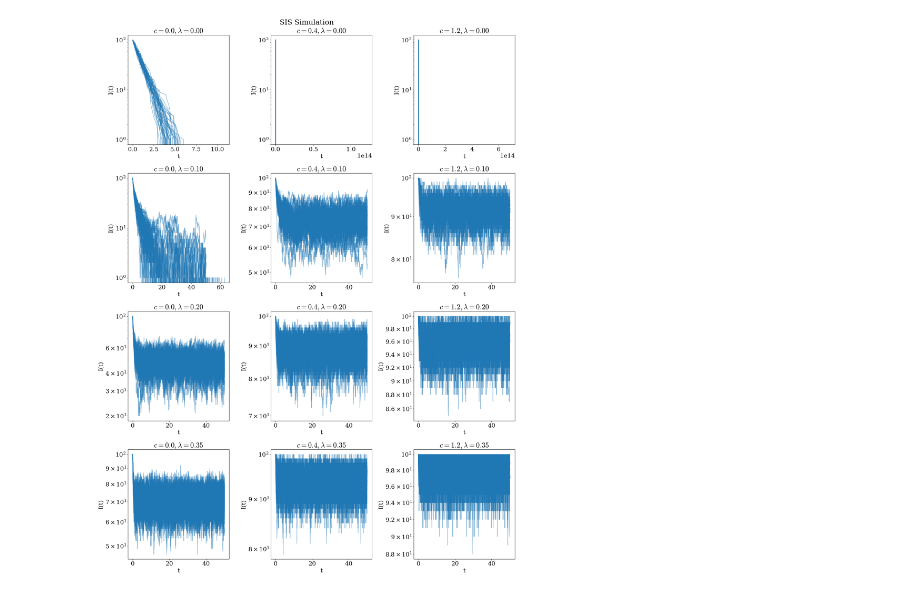
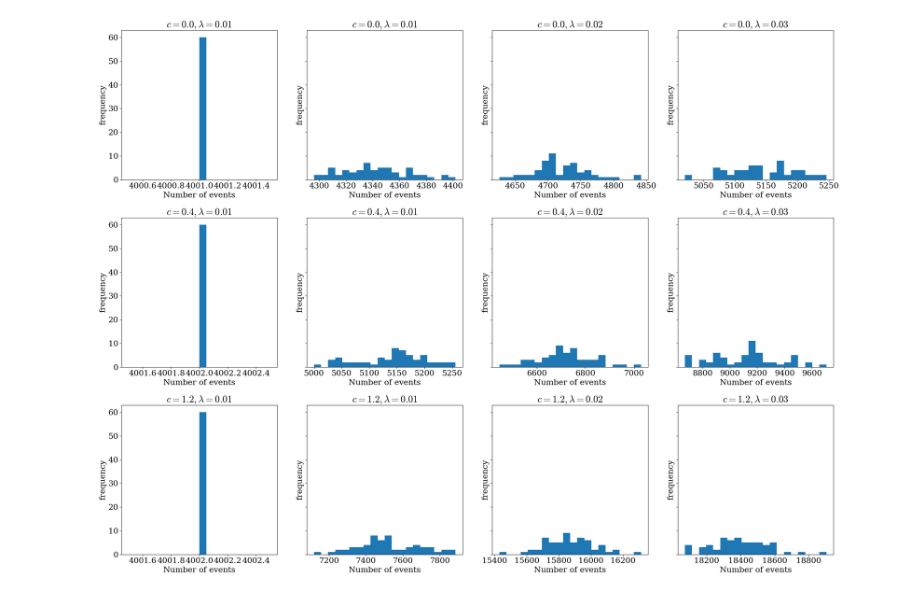
Before and after one commit to Kojirouuuu/trend-sar, a Jupyter notebook: notebook/sis.ipynb, the cells around one changed output. Saved outputs shown, nothing was run; the diff lists cells and outputs as text; code cells hidden in the pictures.

```diff
--- a/notebook/sis.ipynb
+++ b/notebook/sis.ipynb
@@ -209,5 +285,6 @@ def load(path: str = output_path, max_file_num: int = 1e5) -> Tuple[np.ndarray,
 # %%
-time_all, infected_num_all, axes = load()
+times_all, infected_num_all, axes = load(max_file_num=6)
+meta = _read_metadata()
 network_type = axes["network_type"]
 N = axes["N"]
 k_ave = axes["k_ave"]
@@ -217,19 +294,5 @@ tmax = axes["tmax"]
 seed = axes["seed"]
 total_itr = axes["total_itr"]
 c_list = axes["c_list"]
-lambda_values = axes["lambda_values"]
-
-print(time_all.shape)
-print(infected_num_all.shape)
-
-print("")
-print("==== params ====")
-print(f"network_type: {network_type}")
-print(f"N: {N}")
-print(f"k_ave: {k_ave}")
-print(f"gamma: {gamma}")
-print(f"rho0: {rho0}")
-print(f"tmax: {tmax}")
-print(f"seed: {seed}")
-print(f"total_itr: {total_itr}")
+lamb_values = axes["lamb_values"]
 # %% [output]
@@ -254,22 +351,21 @@ ValueError: could not broadcast input array from shape (3,81,10) into shape (3,8
 # %%
-lamb_idx_list = [0, 20, 40, 70]
+lamb_idx_list = [2, 3, 4, 5]
 
-fig, axes = plt.subplots(len(lamb_idx_list), len(c_list), figsize=(6*len(c_list), 6*len(lamb_idx_list)))
-for l_idx, lamb_idx in enumerate(lamb_idx_list):
-    lamb = lambda_values[lamb_idx]
-    for c_idx, c in enumerate(c_list):
-        for itr in range(total_itr):
-            ax = axes[l_idx, c_idx]
-            ax.plot(time_all[c_idx, lamb_idx, itr], infected_num_all[c_idx, lamb_idx, itr], alpha=0.5, color=colors[0])
-        ax.set_yscale("log")
-        ax.set_title(rf"$c={c}, \lambda={lamb:.2f}$")
-        ax.set_xlabel("t")
-        ax.set_ylabel("I(t)")
+fig, axes = plt.subplots(len(c_list), len(lamb_idx_list), figsize=(6 * len(lamb_idx_list), 6 * len(c_list)), sharey=True)
 
-fig.suptitle("SIS Simulation")
+for c_idx, c in enumerate(c_list):
+    for l_idx, lamb_idx in enumerate(lamb_idx_list):
+        lamb = lamb_values[lamb_idx]
+        event_nums = np.zeros(len(times_all[c_idx, l_idx, :]))
+        for itr_idx in range(len(times_all[c_idx, l_idx, :])):
+            event_nums[itr_idx] = len(times_all[c_idx, l_idx, itr_idx])
+        axes[c_idx, l_idx].hist(event_nums, bins=20, color=colors[0])
+        axes[c_idx, l_idx].set_title(rf"$c={c}, \lambda={lamb:.2f}$")
+        axes[c_idx, l_idx].set_xlabel("Number of events")
+        axes[c_idx, l_idx].set_ylabel("frequency")
+
 fig.tight_layout()
-# fig.savefig("sis_simulation.png")
 
 plt.show()
 # %% [output]
-[figure, old version]
+[figure, new version]
```
Also changed, not shown: parts of 9 cells of this notebook, 3 other files.
